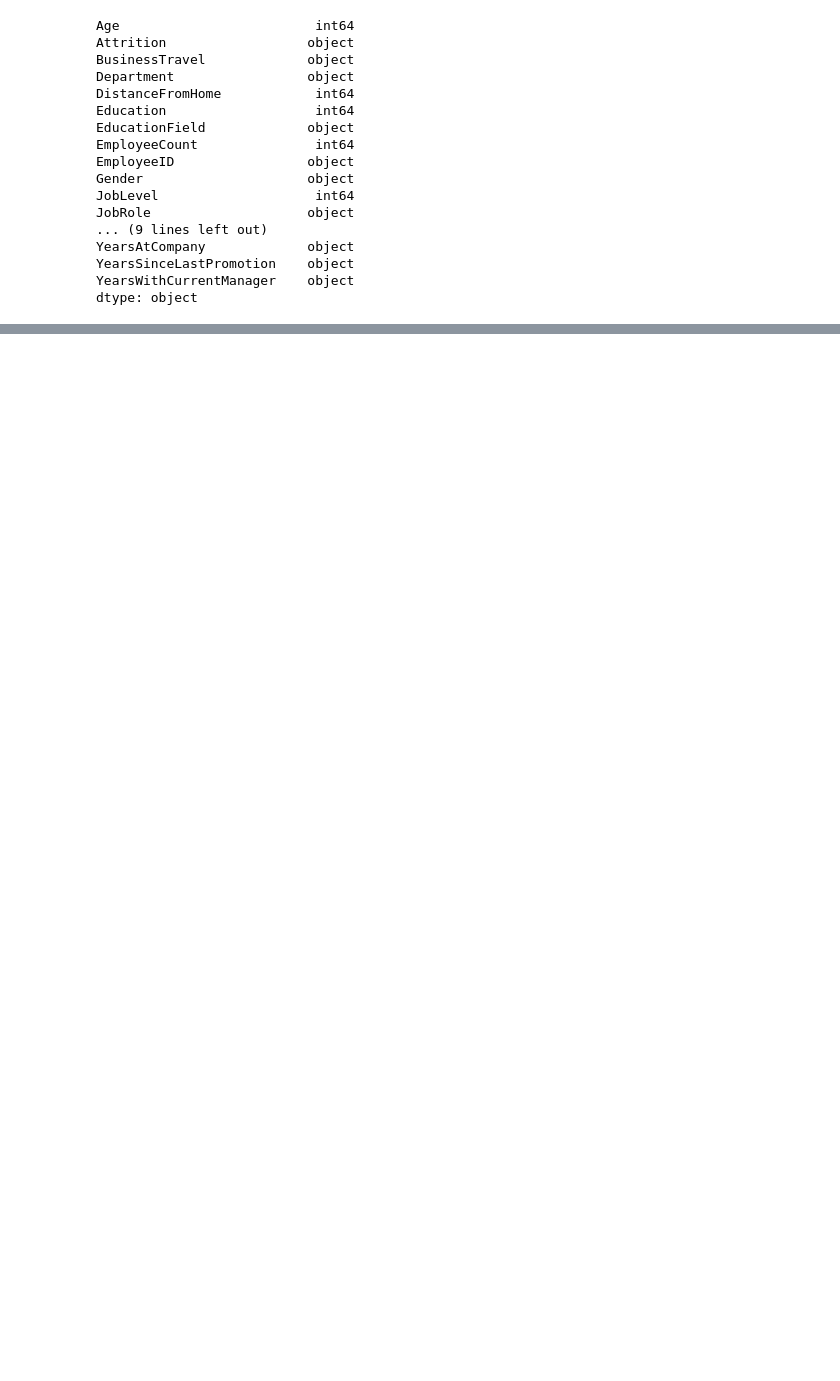
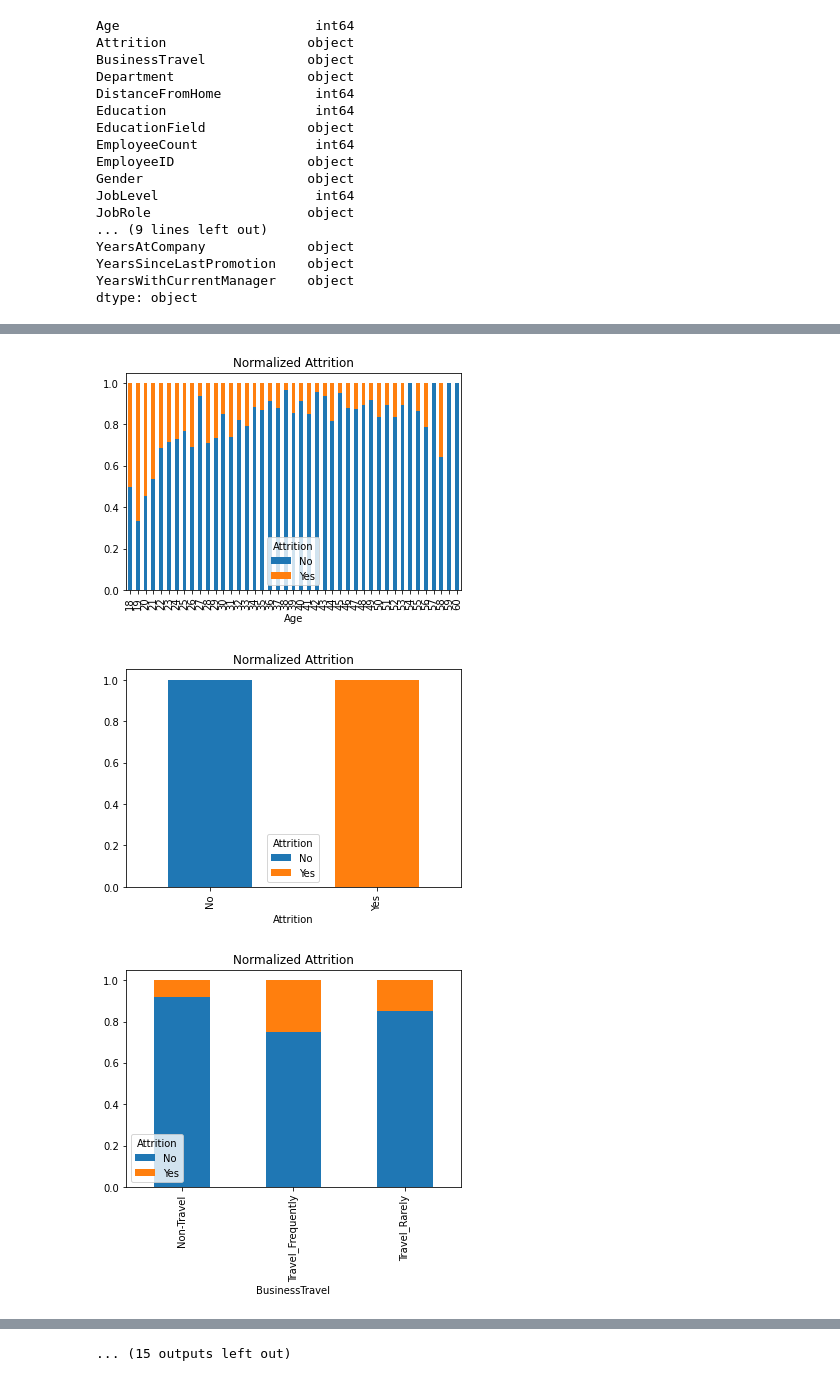
Before and after one commit to RSDUNN0809/hr_analytics_case_study, a Jupyter notebook: working_notebook.ipynb, the cells around one changed output, grey strips where cells are left out. Cells and saved outputs as stored; diff of their text form; code cells hidden in the pictures; blank space fills up the shorter version.

```diff
--- a/working_notebook.ipynb
+++ b/working_notebook.ipynb
@@ -204,0 +421,20 @@ dtype: object
+# %%
+def normalized_barchart(df):
+        #place column names into an object
+    col_names = df.columns
+    #iterate through column names
+    for name in col_names:
+        if name in excluded_variables:
+            pass
+        else:
+            stacked_bar = pd.crosstab(df[name], df[target_variable])
+            stacked_bar_norm = stacked_bar.div(stacked_bar.sum(1),axis=0)
+            stacked_bar_norm.plot(kind='bar',stacked=True,
+                      title='Normalized Attrition')
+
+#call the function with the dataframe
+normalized_barchart(gen_df)
+# %% [output]
+[figure, added]
+[figure, added]
+[figure, added]
@@ -204,0 +450 @@ dtype: object
+... (15 outputs left out)
```
Also changed, not shown: parts of 31 cells of this notebook.
